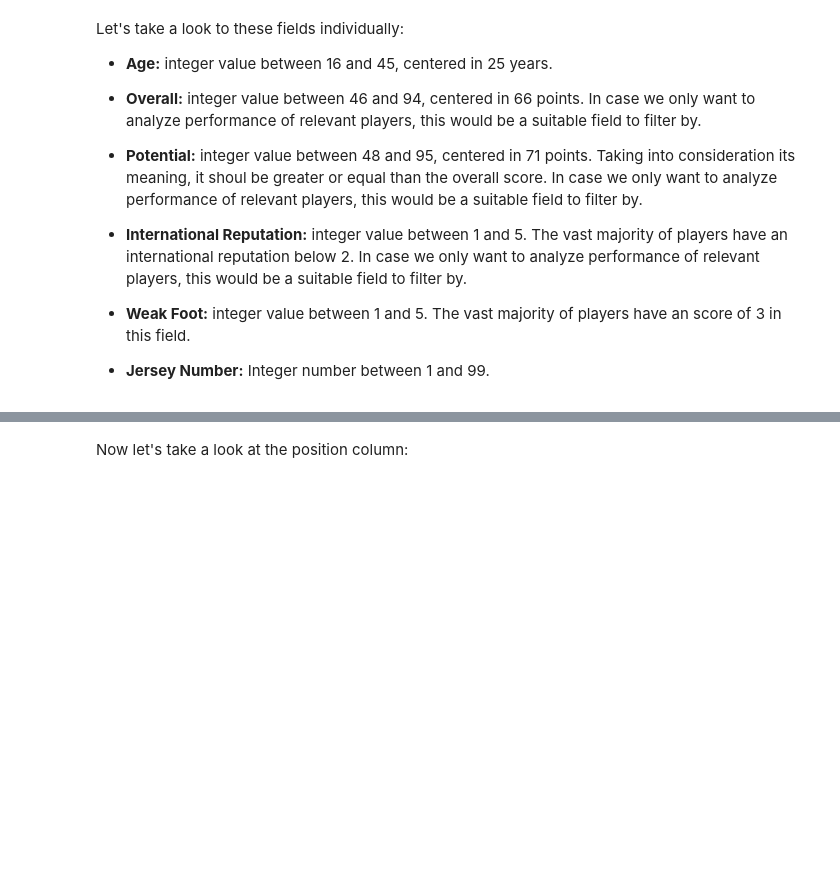
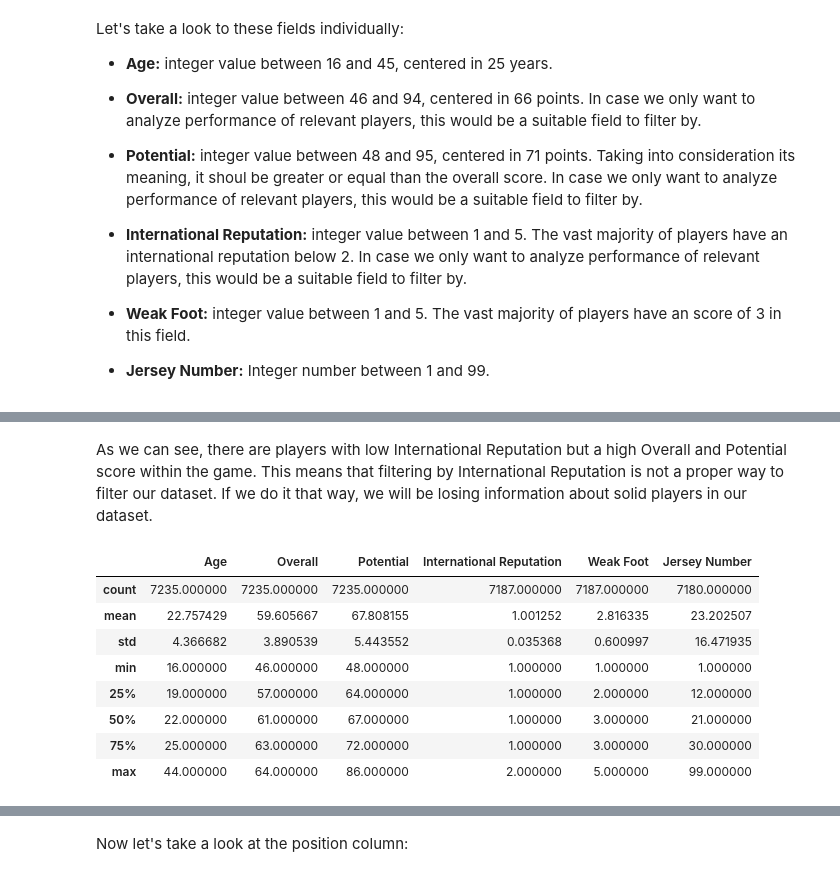
Before and after one commit to dalarconro/FIFA18_Python_Analysis, a Jupyter notebook: notebooks/01_exploration.ipynb, the cells around one changed output, grey strips where cells are left out. Cells and saved outputs as stored; diff of their text form; code cells hidden in the pictures; blank space fills up the shorter version.

Commit message:
Exploration notebook updated with new information

```diff
--- a/notebooks/01_exploration.ipynb
+++ b/notebooks/01_exploration.ipynb
@@ -300,0 +337,16 @@ Let's take a look to these fields individually:
+# %% [markdown]
+As we can see, there are players with low International Reputation but a high Overall and Potential score within the game. This means that filtering by International Reputation is not a proper way to filter our dataset. If we do it that way, we will be losing information about solid players in our dataset.
+# %%
+low_players = fifa_reduced.loc[(fifa_reduced['Overall'] < 65)]
+
+low_players.describe()
+# %% [output]
+|  | Age | Overall | Potential | International Reputation | Weak Foot | Jersey Number |
+| count | 7235.000000 | 7235.000000 | 7235.000000 | 7187.000000 | 7187.000000 | 7180.000000 |
+| mean | 22.757429 | 59.605667 | 67.808155 | 1.001252 | 2.816335 | 23.202507 |
+| std | 4.366682 | 3.890539 | 5.443552 | 0.035368 | 0.600997 | 16.471935 |
+| min | 16.000000 | 46.000000 | 48.000000 | 1.000000 | 1.000000 | 1.000000 |
+| 25% | 19.000000 | 57.000000 | 64.000000 | 1.000000 | 2.000000 | 12.000000 |
+| 50% | 22.000000 | 61.000000 | 67.000000 | 1.000000 | 3.000000 | 21.000000 |
+| 75% | 25.000000 | 63.000000 | 72.000000 | 1.000000 | 3.000000 | 30.000000 |
+| max | 44.000000 | 64.000000 | 86.000000 | 2.000000 | 5.000000 | 99.000000 |
```
Also changed, not shown: parts of 22 cells of this notebook.
